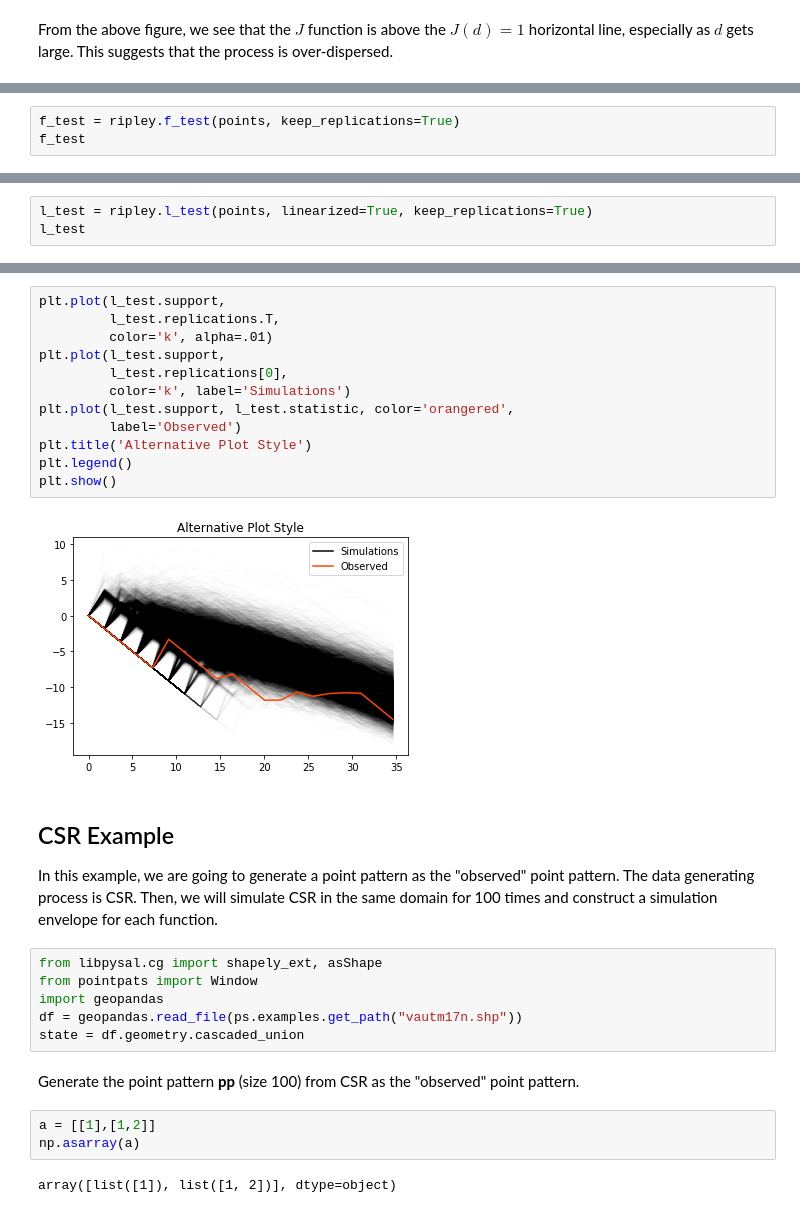
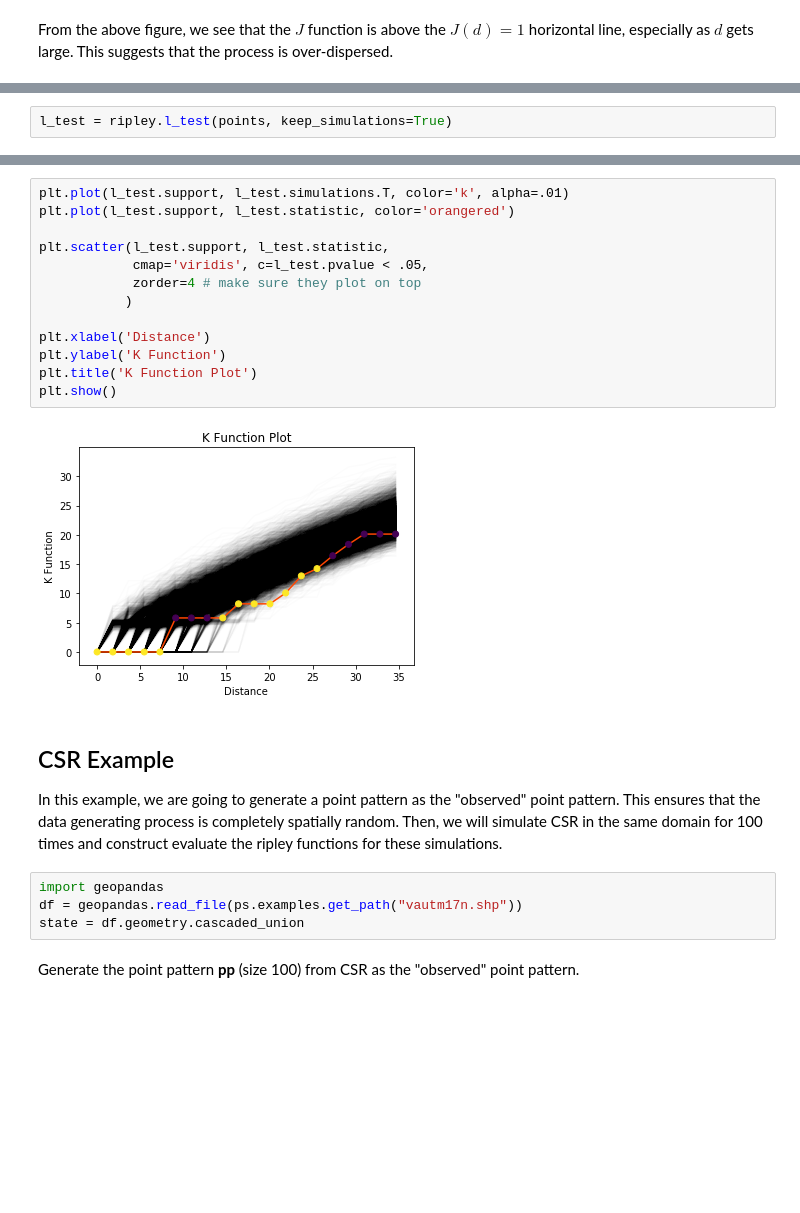
Before and after one commit to pysal/pointpats, a Jupyter notebook: notebooks/distance_statistics-numpy-oriented.ipynb, the cells around one changed output, grey strips where cells are left out. Drawn from its saved outputs; the diff is of its cells as text; blank space fills up the shorter version.

```diff
--- a/notebooks/distance_statistics-numpy-oriented.ipynb
+++ b/notebooks/distance_statistics-numpy-oriented.ipynb
@@ -329,3 +242,2 @@ fenv.plot()
 # %%
-f_test = ripley.f_test(points, keep_replications=True)
-f_test
+l_test = ripley.l_test(points, keep_simulations=True)
@@ -461,3 +243,0 @@ lenv.plot()
-# %%
-l_test = ripley.l_test(points, linearized=True, keep_replications=True)
-l_test
@@ -482,30 +244,25 @@ LtestResult(support=array([ 0.        ,  1.82269693,  3.64539386,  5.46809079,
 # %%
-plt.plot(l_test.support,
-         l_test.replications.T,
-         color='k', alpha=.01)
-plt.plot(l_test.support,
-         l_test.replications[0],
-         color='k', label='Simulations')
-plt.plot(l_test.support, l_test.statistic, color='orangered',
-         label='Observed')
-plt.title('Alternative Plot Style')
-plt.legend()
+plt.plot(l_test.support, l_test.simulations.T, color='k', alpha=.01)
+plt.plot(l_test.support, l_test.statistic, color='orangered')
+
+plt.scatter(l_test.support, l_test.statistic,
+            cmap='viridis', c=l_test.pvalue < .05,
+            zorder=4 # make sure they plot on top
+           )
+
+plt.xlabel('Distance')
+plt.ylabel('K Function')
+plt.title('K Function Plot')
 plt.show()
 # %% [output]
-[figure, old version]
+[figure, new version]
 # %% [markdown]
 ## CSR Example
-In this example, we are going to generate a point pattern as the "observed" point pattern. The data generating process is CSR. Then, we will simulate CSR in the same domain for 100 times and construct a simulation envelope for each function.
+
+In this example, we are going to generate a point pattern as the "observed" point pattern. This ensures that the data generating process is completely spatially random. Then, we will simulate CSR in the same domain for 100 times and construct evaluate the ripley functions for these simulations.
 # %%
-from libpysal.cg import shapely_ext, asShape
-from pointpats import Window
 import geopandas
 df = geopandas.read_file(ps.examples.get_path("vautm17n.shp"))
 state = df.geometry.cascaded_union
 # %% [markdown]
 Generate the point pattern **pp** (size 100) from CSR as the "observed" point pattern.
-# %%
-a = [[1],[1,2]]
-np.asarray(a)
-# %% [output]
-array([list([1]), list([1, 2])], dtype=object)
```
Also changed, not shown: parts of 70 cells of this notebook.
